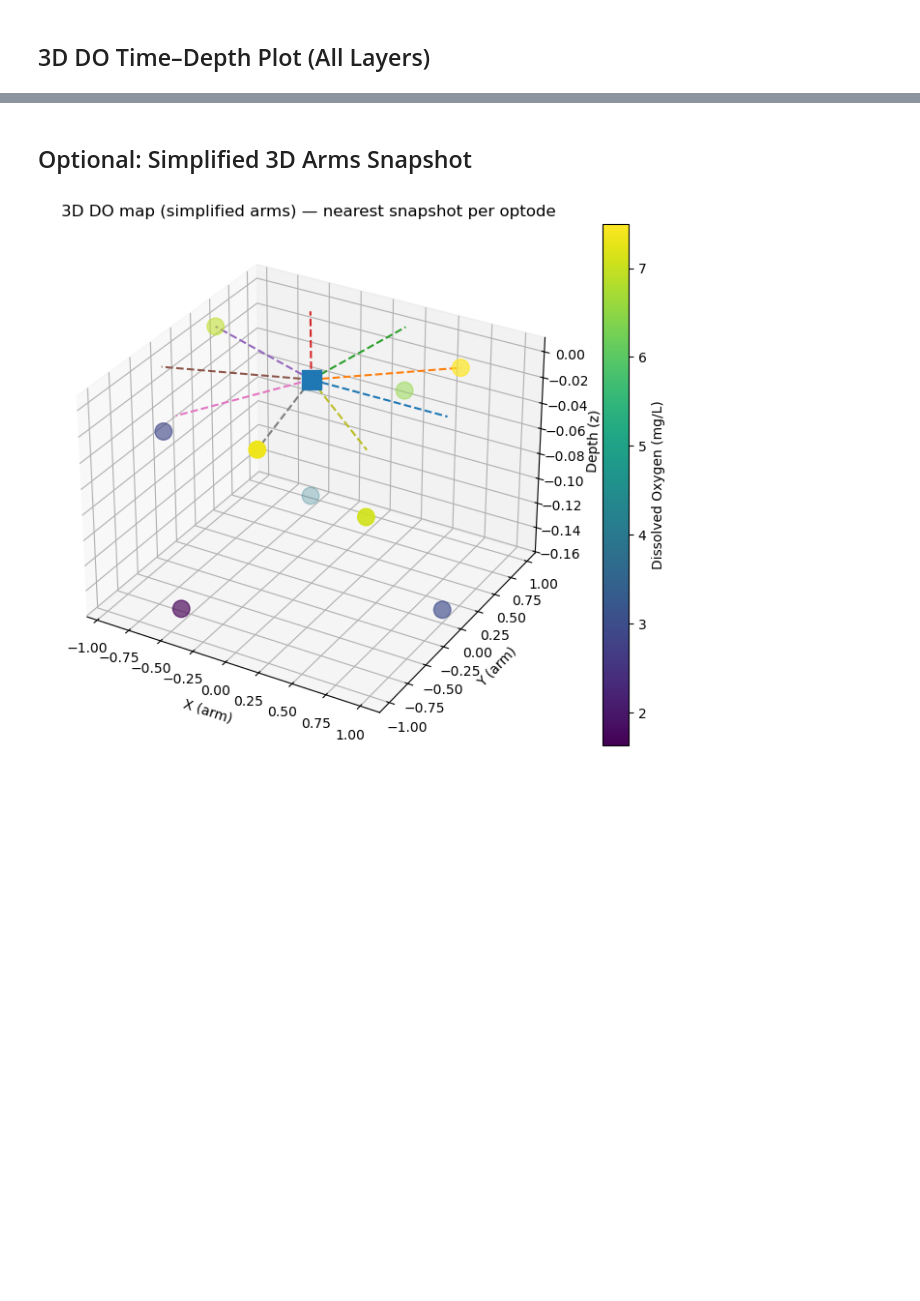
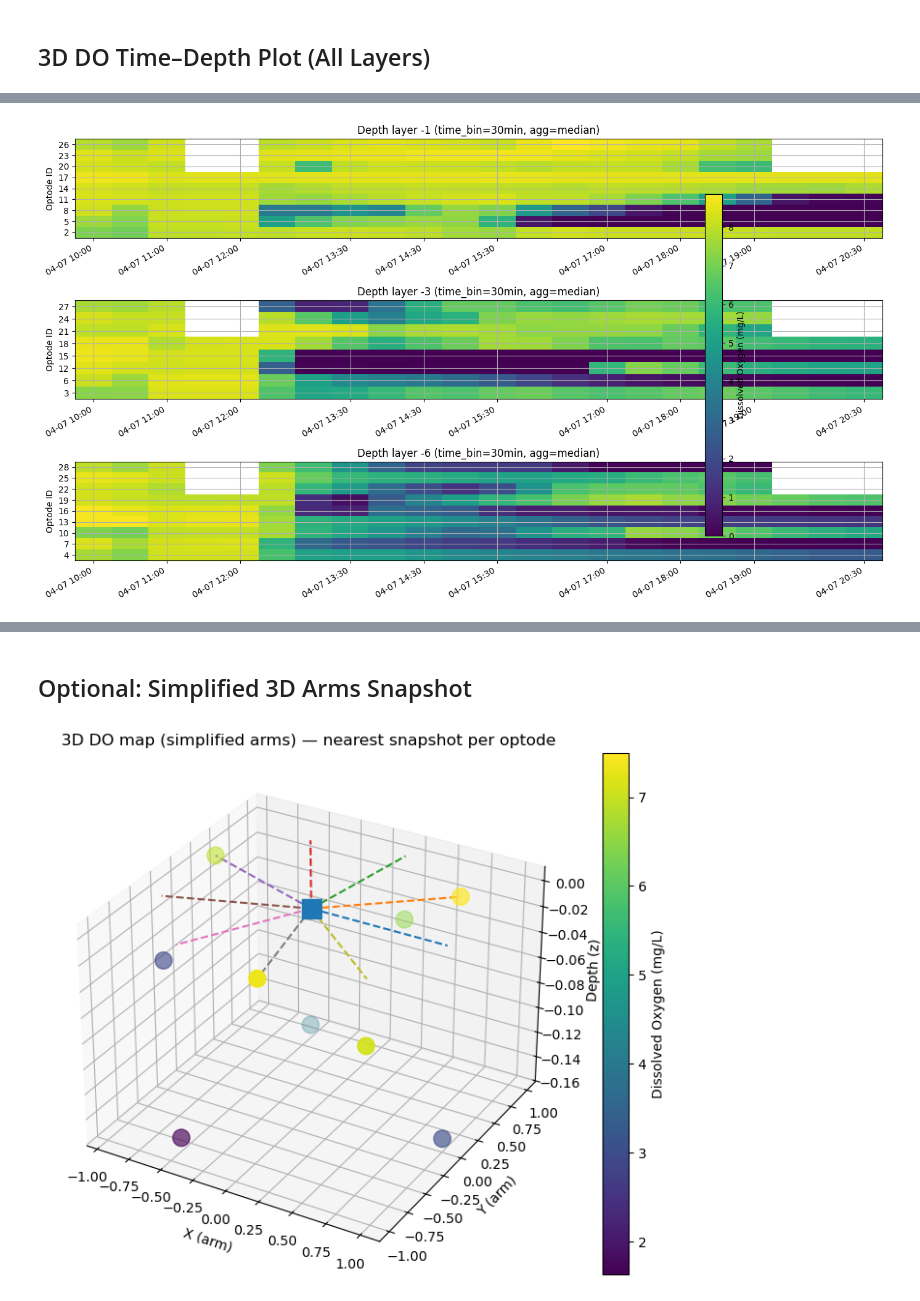
Before and after one commit to rzv09/smores_proj, a Jupyter notebook: src/optode_data/optode_eda_3d.ipynb, the cells around one changed output, grey strips where cells are left out. Drawn from its saved outputs; the diff is of its cells as text; code cells hidden in the pictures; blank space fills up the shorter version.

```diff
--- a/src/optode_data/optode_eda_3d.ipynb
+++ b/src/optode_data/optode_eda_3d.ipynb
@@ -146,0 +395,97 @@ plt.show()
+# %%
+import numpy as np
+import pandas as pd
+import matplotlib.pyplot as plt
+import matplotlib.dates as mdates
+
+def plot_heatmaps_only_optodes_present(
+    all_df,
+    time_bin="30min",
+    agg="median",
+    depth_to_layer={1: -1, 3: -3, 6: -6},
+    max_xticks=10,
+    max_yticks=20,
+):
+    df = all_df.copy()
+    df["datetime"] = pd.to_datetime(df["datetime"])
+    df["layer"] = df["depth_inch"].map(depth_to_layer)
+    df = df.dropna(subset=["datetime", "optode_id", "layer", "DO"]).sort_values("datetime")
+
+    # bin time
+    df["tbin"] = df["datetime"].dt.floor(time_bin)
+
+    # aggregate within each (layer, optode, tbin)
+    if agg == "median":
+        g = df.groupby(["layer", "optode_id", "tbin"], as_index=False)["DO"].median()
+    elif agg == "mean":
+        g = df.groupby(["layer", "optode_id", "tbin"], as_index=False)["DO"].mean()
+    else:
+        raise ValueError("agg must be 'median' or 'mean'")
+
+    layers = sorted(g["layer"].unique(), reverse=True)
+    vmin, vmax = float(g["DO"].min()), float(g["DO"].max())
+
+    # Make missing cells white
+    cmap = plt.get_cmap("viridis").copy()
+    cmap.set_bad("white")
+
+    fig, axes = plt.subplots(len(layers), 1, figsize=(14, 8), sharex=False)
+    if len(layers) == 1:
+        axes = [axes]
+
+    ims = []
+    for ax, layer in zip(axes, layers):
+        sub = g[g["layer"] == layer]
+        if sub.empty:
+            ax.set_title(f"Depth layer {layer} (no data)")
+            continue
+
+        # Pivot: rows=ONLY optodes present at this depth, cols=time bins
+        mat = sub.pivot_table(index="optode_id", columns="tbin", values="DO", aggfunc="median")
+        mat = mat.sort_index()
+        mat = mat.sort_index(axis=1)
+
+        data = mat.to_numpy(dtype=float)
+
+        im = ax.imshow(data, aspect="auto", origin="lower",
+                       vmin=vmin, vmax=vmax, cmap=cmap)
+        ims.append(im)
+
+        # --- Y axis: show only optodes that exist at this depth ---
+        optodes = mat.index.to_numpy()
+        n_y = len(optodes)
+        if n_y <= max_yticks:
+            yticks = np.arange(n_y)
+        else:
+            yticks = np.linspace(0, n_y - 1, max_yticks).astype(int)
+        ax.set_yticks(yticks)
+        ax.set_yticklabels(optodes[yticks])
+        ax.set_ylabel("Optode ID")
+
+        # --- X axis: label a subset of time bins nicely ---
+        times = pd.DatetimeIndex(mat.columns)
+        n_x = len(times)
+        if n_x <= max_xticks:
+            xticks = np.arange(n_x)
+        else:
+            xticks = np.linspace(0, n_x - 1, max_xticks).astype(int)
+        ax.set_xticks(xticks)
+
+        # format datetime labels
+        labels = [times[i].strftime("%m-%d %H:%M") for i in xticks]
+        ax.set_xticklabels(labels, rotation=30, ha="right")
+
+        ax.set_title(f"Depth layer {layer} (time_bin={time_bin}, agg={agg})")
+
+    # One shared colorbar
+    if ims:
+        cbar = fig.colorbar(ims[0], ax=axes, shrink=0.9)
+        cbar.set_label("Dissolved Oxygen (mg/L)")
+
+    plt.tight_layout()
+    plt.show()
+
+# Example:
+plot_heatmaps_only_optodes_present(all_df, time_bin="30min", agg="median")
+# %% [output]
+[figure, added]
```
Also changed, not shown: parts of 10 cells of this notebook, 17 other files.
